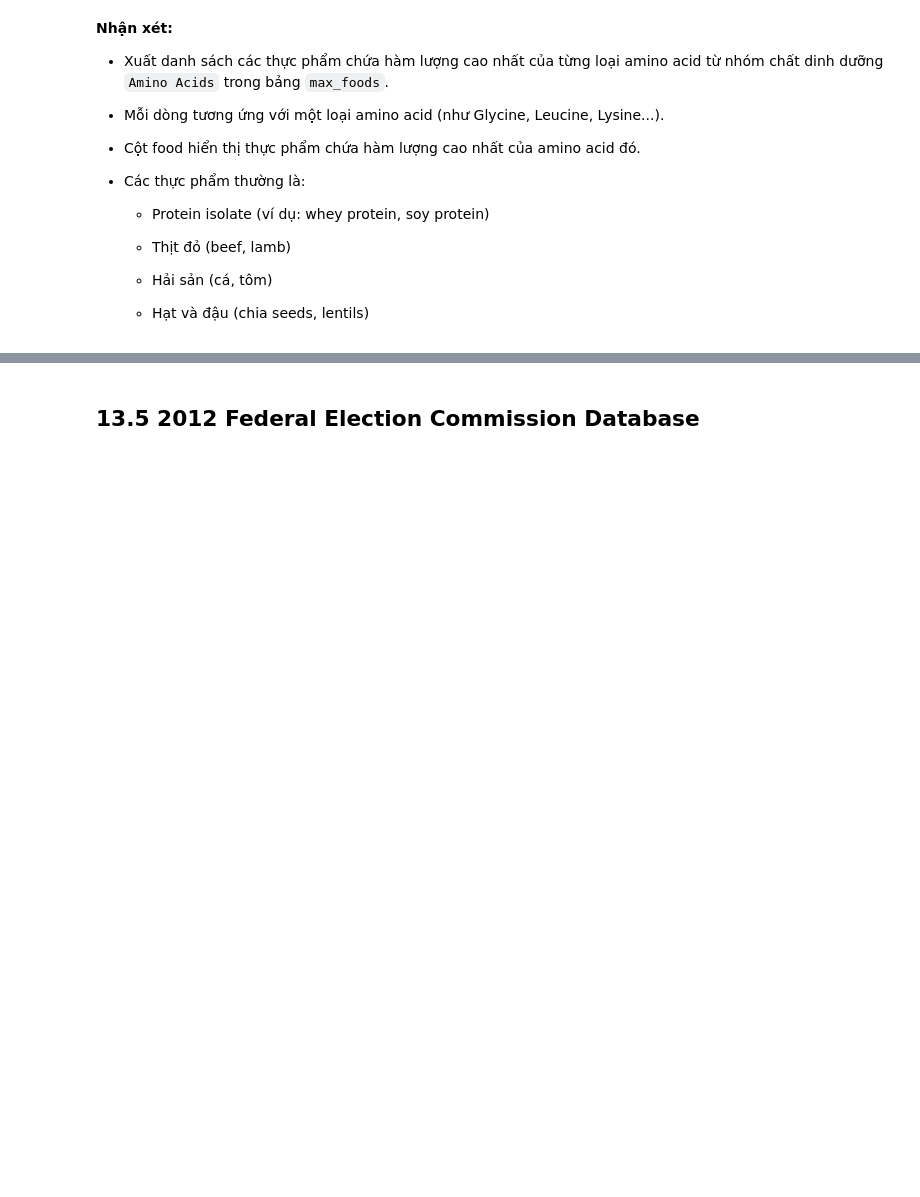
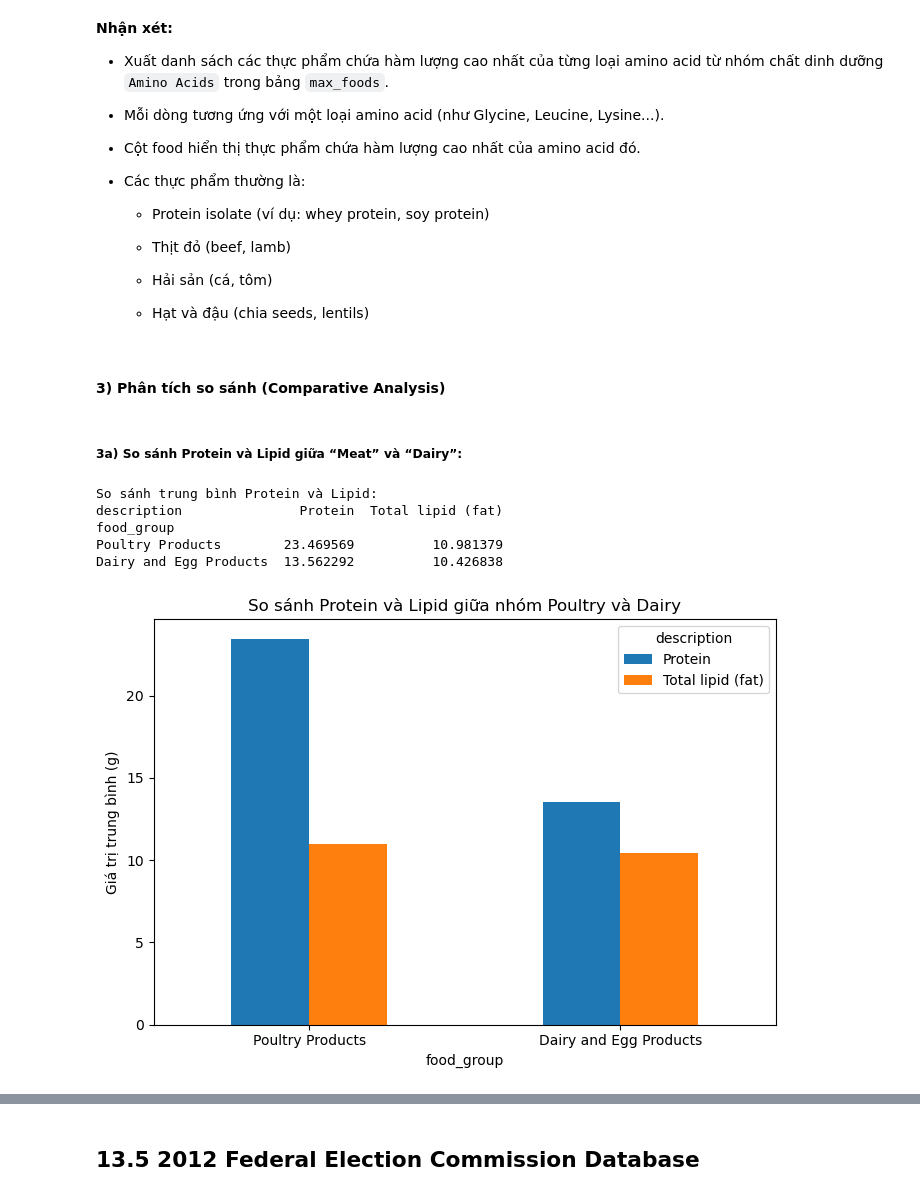
Before and after one commit to nguyenmaivy/DataAnalysis-PTDL, a Jupyter notebook: Lab2_DataAnalytics_NguyenHoangMaiVy_3122410490/ch13.ipynb, the cells around one changed output, grey strips where cells are left out. Saved outputs shown, nothing was run; the diff lists cells and outputs as text; code cells hidden in the pictures; blank space fills up the shorter version.

Commit message:
push code USDA Food database

```diff
--- a/Lab2_DataAnalytics_NguyenHoangMaiVy_3122410490/ch13.ipynb
+++ b/Lab2_DataAnalytics_NguyenHoangMaiVy_3122410490/ch13.ipynb
@@ -1665,4 +1659,0 @@ Mounted at /content/drive
-# %%
-import json
-db = json.load(open("/content/drive/My Drive/Colab Notebooks/Lab5/data/database.json"))
-len(db)
@@ -1670,0 +1682,4 @@ len(db)
+# %%
+import json
+db = json.load(open(r"D:\Năm 4\HK1\Phân tích dữ liệu\sgu25_NguyenHoangMaiVy_3122410490\[BOOK] Python-for-Data-Analysis-OReilly-2022\pydata-book\datasets\usda_food\database.json"))
+len(db)
@@ -2013,3 +2180,27 @@ dtype: object
   - Hải sản (cá, tôm)
 
   - Hạt và đậu (chia seeds, lentils)
+# %% [markdown]
+#### 3) Phân tích so sánh (Comparative Analysis)
+# %% [markdown]
+##### 3a) So sánh Protein và Lipid giữa “Meat” và “Dairy”:
+# %%
+compare_df = ndata.pivot_table(values='value', index='food_group', columns='description', aggfunc='mean')
+subset = compare_df.loc[["Poultry Products", "Dairy and Egg Products"], ["Protein", "Total lipid (fat)"]]
+
+print("\nSo sánh trung bình Protein và Lipid:")
+print(subset)
+
+subset.plot(kind='bar', figsize=(7, 5))
+plt.title("So sánh Protein và Lipid giữa nhóm Poultry và Dairy")
+plt.ylabel("Giá trị trung bình (g)")
+plt.xticks(rotation=0)
+plt.tight_layout()
+plt.show()
+# %% [output]
+So sánh trung bình Protein và Lipid:
+description               Protein  Total lipid (fat)
+food_group
+Poultry Products        23.469569          10.981379
+Dairy and Egg Products  13.562292          10.426838
+[figure, added]
```
Also changed, not shown: parts of 39 cells of this notebook.
